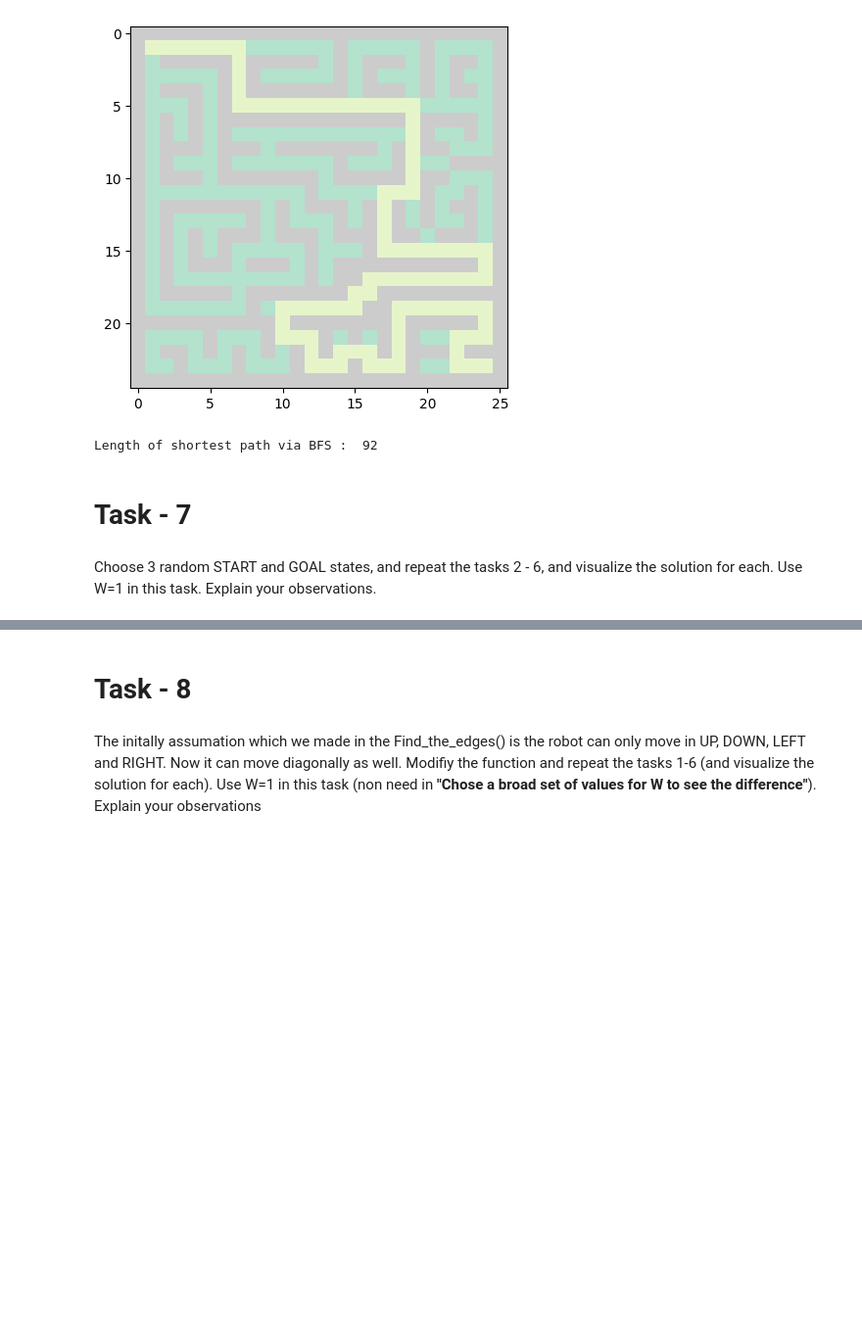
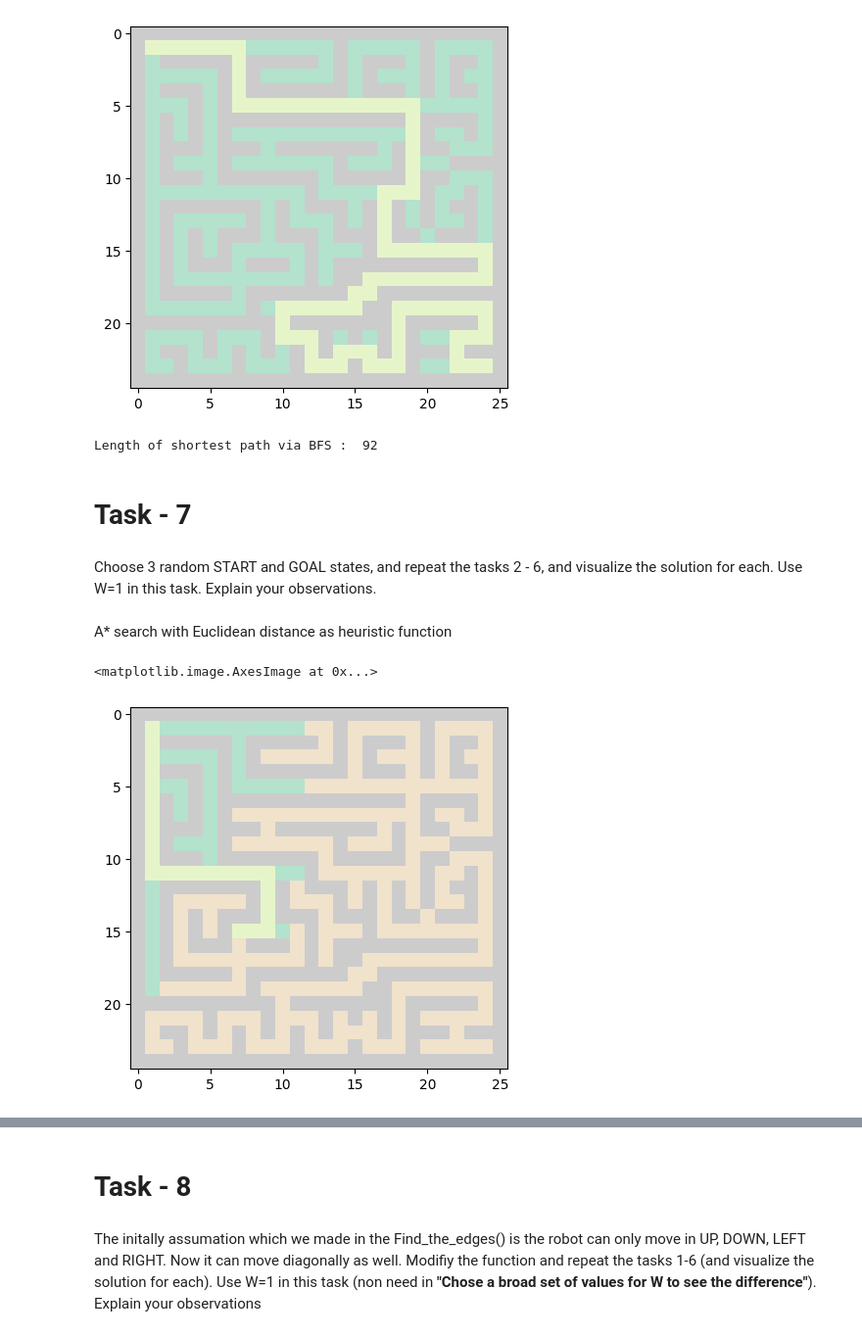
Before and after one commit to kavan-soni/252_260, a Jupyter notebook: CMPE252_SEC01_SP2023_HW01.ipynb, the cells around one changed output, grey strips where cells are left out. Shown at 98% size. Saved outputs shown, nothing was run; the diff lists cells and outputs as text; code cells hidden in the pictures; blank space fills up the shorter version.

```diff
--- a/CMPE252_SEC01_SP2023_HW01.ipynb
+++ b/CMPE252_SEC01_SP2023_HW01.ipynb
@@ -63,8 +63,8 @@ def Find_the_edges(maze):
     '''
     graph={}
     grid_size=len(maze)
-    for i in range(grid_size):
-        for j in range(grid_size):
+    for i in range(len(maze)):
+        for j in range(len(maze[0])):
             if(maze[i][j]!=1):
                 adj=[]
                 eles=[]
@@ -423,11 +423,11 @@ def dijkstra_algorithm(graph, start_node, GOAL):
 
     current= GOAL
     path = []
-    while current != START:
+    while current != start_node:
         path.append(current)
         #print(previous_nodes[current])
         current = previous_nodes[current]
-    path.append(START)
+    path.append(start_node)
     path.reverse()
     return previous_nodes, path
 '''
@@ -522,3 +522,26 @@ Length of shortest path via BFS :  92
 # Task - 7
 # %% [markdown]
 Choose 3 random START and GOAL states, and repeat the tasks 2 - 6, and visualize the solution for each. Use W=1 in this task. Explain your observations.
+# %%
+START1, GOAL1 = (1, 1), (15, 7)
+START2, GOAL2 = (15, 7), (23, 24)
+START3, GOAL3 = (1, 15), (1, 23)
+# %% [markdown]
+A* search with Euclidean distance as heuristic function
+# %%
+# A* search with Eucliedean distance as heuristic function
+# visited nodes are marked by '-3', the final path is marked by '-1'.
+maze1=build_maze("my_maze_25x25.txt")
+graph=Find_the_edges(maze1)
+W = 1
+came_from, path = astar_path(graph, START1, GOAL1, W, Euclidean_distance)
+for i in came_from:
+    maze1[i[0],i[1]]=-3
+
+for i in path:
+    maze1[i[0],i[1]]=-1
+
+plt.imshow(maze1, cmap='Pastel2')
+# %% [output]
+<matplotlib.image.AxesImage at 0x...>
+[figure, added]
```
Also changed, not shown: parts of 17 cells of this notebook.
